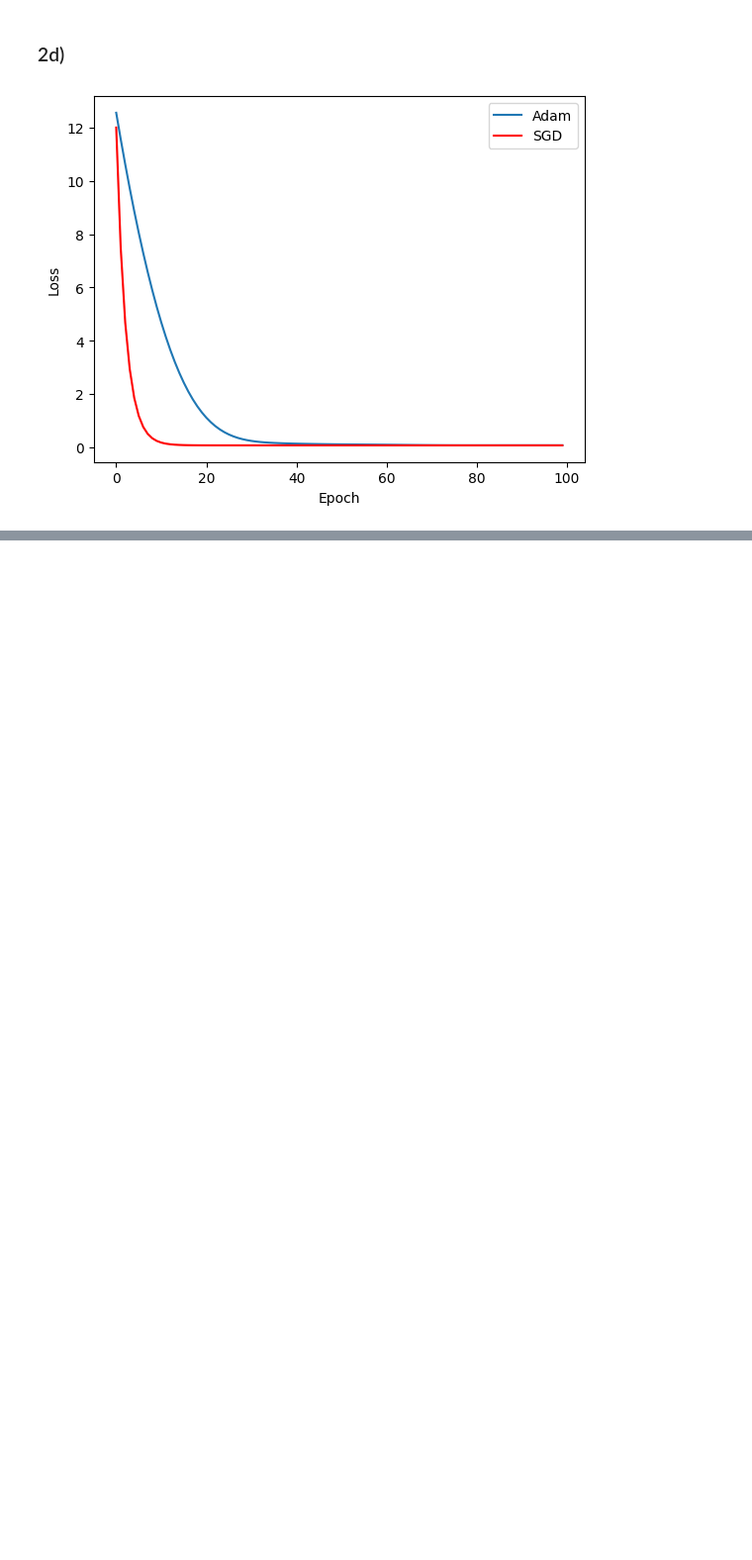
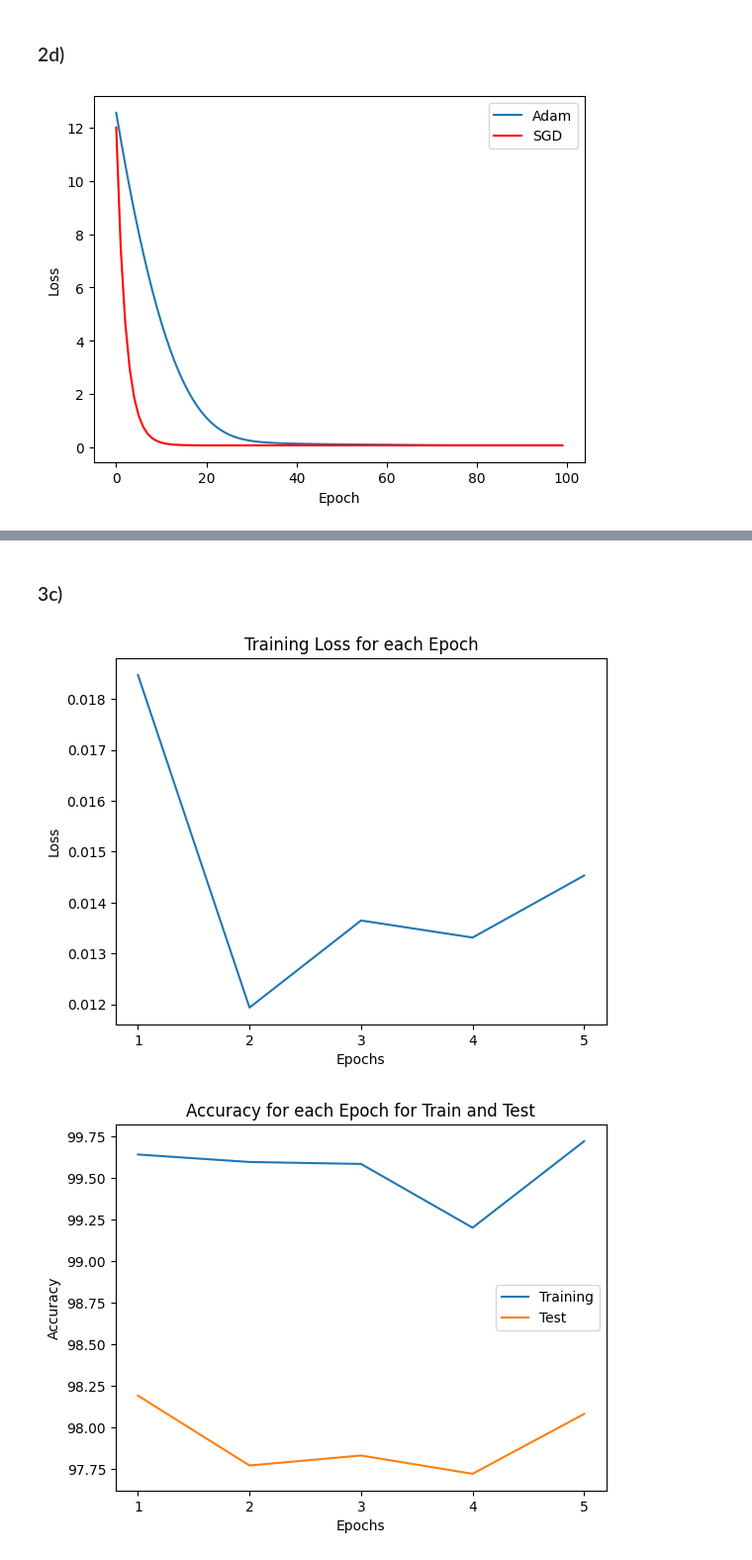
Before and after one commit to leoydl29/D200-PS1, a Jupyter notebook: solutions.ipynb, the cells around one changed output, grey strips where cells are left out. Shown at 99% size. Cells and saved outputs as stored; diff of their text form; code cells hidden in the pictures; blank space fills up the shorter version.

```diff
--- a/solutions.ipynb
+++ b/solutions.ipynb
@@ -261,0 +328,14 @@ plt.show()
+# %%
+# Helper Function
+def compute_accuracy(model, data_loader):
+    model.eval() # Sets evaluation mode (disables dropout/batchnorm training behavior)
+    correct = 0
+    total = 0
+    with torch.no_grad():
+        for images, labels in data_loader:
+            images, labels = images.to(device), labels.to(device)
+            outputs = model(images)
+            _, predicted = torch.max(outputs, 1)
+            total += labels.size(0)
+            correct += (predicted == labels).sum().item()
+    return 100 * correct / total
@@ -261,0 +390,26 @@ plt.show()
+# %% [markdown]
+### 3c)
+# %%
+# Plot training loss and accuracies
+
+epochs = [1,2,3,4,5]
+plt.figure()
+plt.plot(epochs, hist_loss)
+plt.xlabel("Epochs")
+plt.ylabel("Loss")
+plt.title("Training Loss for each Epoch")
+plt.xticks(epochs)
+plt.show()
+
+plt.figure()
+plt.plot(epochs, hist_train_acc, label = "Training")
+plt.plot(epochs, hist_test_acc, label = "Test")
+plt.xlabel("Epochs")
+plt.ylabel("Accuracy")
+plt.title("Accuracy for each Epoch for Train and Test")
+plt.xticks(epochs)
+plt.legend()
+plt.show()
+# %% [output]
+[figure, added]
+[figure, added]
```
Also changed, not shown: parts of 8 cells of this notebook, 11 other files.
